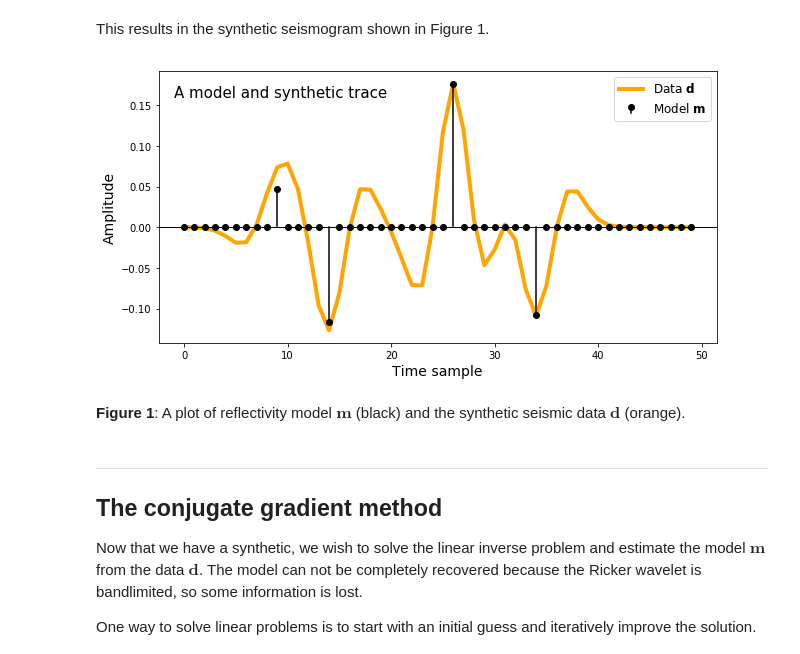
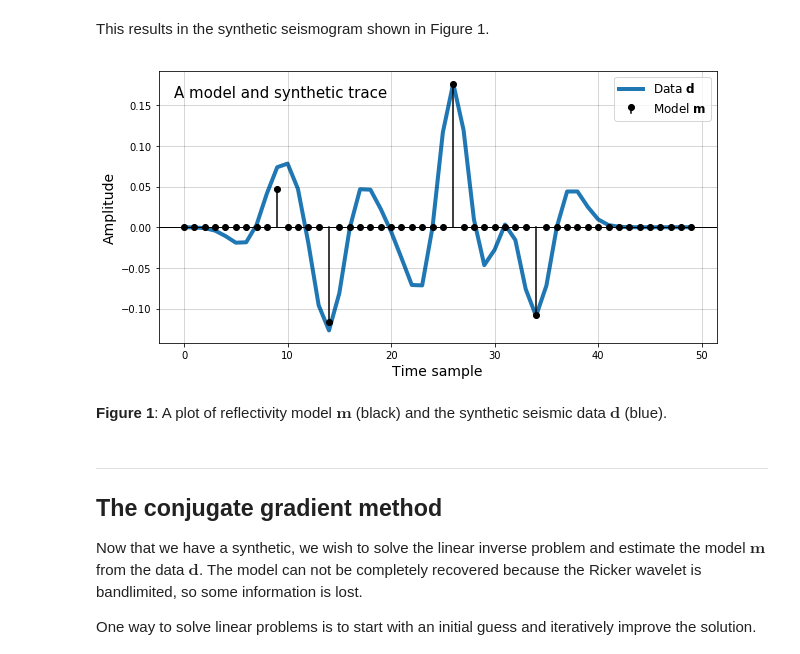
Before and after one commit to seg/tutorials-2018, a Jupyter notebook: 1804_Conjugate_gradient_inversion/conjugate_gradient_MS.ipynb, the cells around one changed output. Cells and saved outputs as stored; diff of their text form; code cells hidden in the pictures.

```diff
--- a/1804_Conjugate_gradient_inversion/conjugate_gradient_MS.ipynb
+++ b/1804_Conjugate_gradient_inversion/conjugate_gradient_MS.ipynb
@@ -180,21 +180,22 @@ This results in the synthetic seismogram shown in Figure 1.
 # %%
 # NOT FOR MANUSCRIPT
 fig, ax = plt.subplots(figsize=(10, 5))
 
 plt.stem(m, label="Model $\mathbf{m}$", basefmt='none', linefmt='k', markerfmt='ko')
 plt.axhline(c='k', lw=1)
-ax.plot(d, 'orange', lw=4, zorder=1, label="Data $\mathbf{d}$")
+ax.plot(d, lw=4, zorder=1, label="Data $\mathbf{d}$")
 ax.text(-1, 0.16, 'A model and synthetic trace', size=15)
 ax.set_xlabel('Time sample', size=14)
 ax.set_ylabel('Amplitude', size=14)
 ax.legend(fontsize=12)
+ax.grid(color='k', alpha=0.2)
 
 plt.savefig('figure1_model_data.png', dpi=300)
 plt.show()
 # %% [output]
-[figure, old version]
+[figure, new version]
 # %% [markdown]
-__Figure 1__: A plot of reflectivity model $\mathbf{m}$ (black) and the synthetic seismic data $\mathbf{d}$ (orange).
+__Figure 1__: A plot of reflectivity model $\mathbf{m}$ (black) and the synthetic seismic data $\mathbf{d}$ (blue).
 # %% [markdown]
 <hr>
 
```
Also changed, not shown: parts of 9 cells of this notebook, 5 other files.
